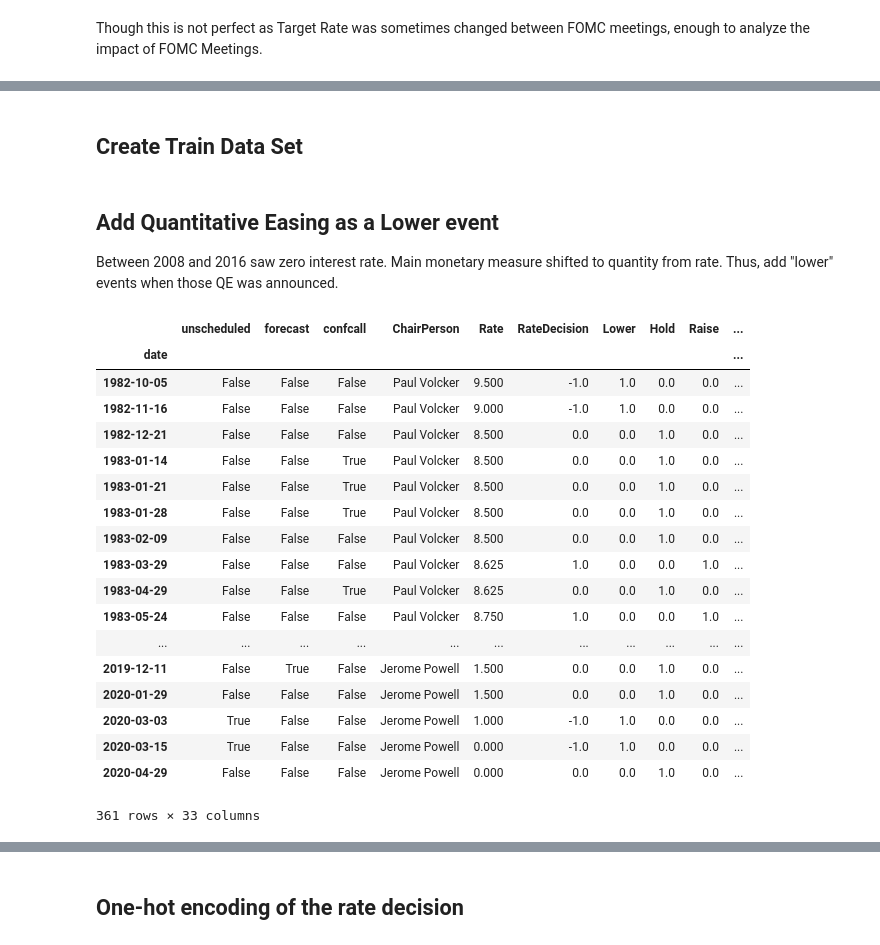
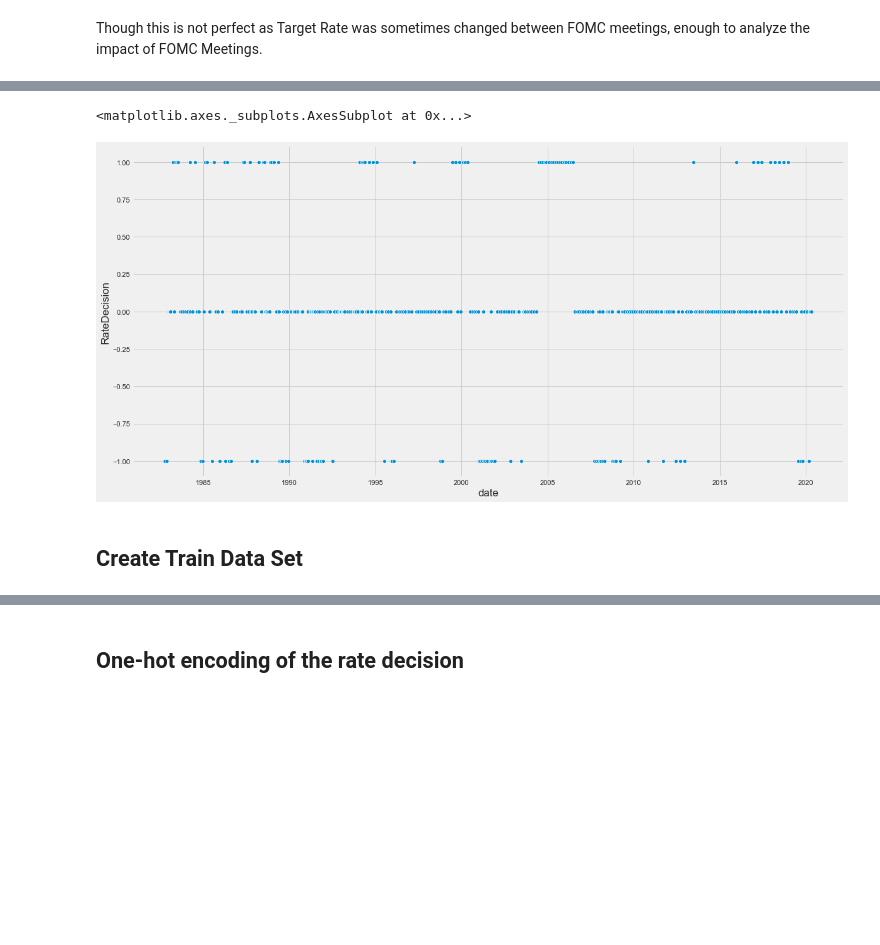
Before and after one commit to yukit-k/centralbank_analysis, a Jupyter notebook: src/2_FOMC_Analysis_Preprocess_NonText.ipynb, the cells around one changed output, grey strips where cells are left out. Saved outputs shown, nothing was run; the diff lists cells and outputs as text; code cells hidden in the pictures; blank space fills up the shorter version.

```diff
--- a/src/2_FOMC_Analysis_Preprocess_NonText.ipynb
+++ b/src/2_FOMC_Analysis_Preprocess_NonText.ipynb
@@ -758,0 +772,26 @@ Though this is not perfect as Target Rate was sometimes changed between FOMC mee
+# %%
+# Add 2008-11-25 to fomc_calendar when QE was first announced but not in FOMC Calendar
+# Mark RateDecision = -1 (lower) even when rate is not changed but additional quantitative measures were announced
+
+# QE1 Announced
+rec_20081125 = pd.Series([True, False, False, 'Ben Bernanke', 0, -1], index=['unscheduled', 'forecast', 'confcall', 'ChairPerson', 'Rate', 'RateDecision'], name=dt.datetime.strptime('2008-11-25', '%Y-%m-%d'))
+
+if fomc_calendar.loc[fomc_calendar.index == dt.datetime.strptime('2008-11-25', '%Y-%m-%d')].shape[0] == 0:
+    fomc_calendar = fomc_calendar.append(rec_20081125)
+
+# Make the other timings of QE Expansion lowering events
+fomc_calendar.loc[fomc_calendar.index == dt.datetime(2009,3,18), 'RateDecision'] = -1 # QE1 Expanded
+fomc_calendar.loc[fomc_calendar.index == dt.datetime(2010,11,3), 'RateDecision'] = -1 # QE2 Announced
+fomc_calendar.loc[fomc_calendar.index == dt.datetime(2011,9,21), 'RateDecision'] = -1 # Operation Twist Announced
+fomc_calendar.loc[fomc_calendar.index == dt.datetime(2012,6,20), 'RateDecision'] = -1 # Operation Twist Extended
+fomc_calendar.loc[fomc_calendar.index == dt.datetime(2012,9,13), 'RateDecision'] = -1 # QE3 Announced
+fomc_calendar.loc[fomc_calendar.index == dt.datetime(2012,12,12), 'RateDecision'] = -1 # QE3 Expanded
+
+# It was announced QE ends - regard this as hike
+fomc_calendar.loc[fomc_calendar.index == dt.datetime(2013,6,19), 'RateDecision'] = 1 # Tapering Announced
+#fomc_calendar.loc['2013-12-18', 'RateDecision'] = 1 # Tapering Begins
+#fomc_calendar.loc['2014-10-29', 'RateDecision'] = 1 # QE3 Terminated
+#fomc_calendar.loc['2017-06-14', 'RateDecision'] = 1 # Signaled Balance Sheet Normalization
+#fomc_calendar.loc['2017-09-20', 'RateDecision'] = 1 # Stated Balance Sheet Normalization Begins in Oct
+fomc_calendar.sort_index(ascending=True, inplace=True)
+fomc_calendar
@@ -759,3 +818,8 @@ Though this is not perfect as Target Rate was sometimes changed between FOMC mee
+# %%
+sns.scatterplot(x=fomc_calendar.index, y=fomc_calendar['RateDecision'].apply(lambda x: float(x)))
+# %% [output]
+<matplotlib.axes._subplots.AxesSubplot at 0x...>
+[figure, added]
 # %% [markdown]
 ## Create Train Data Set
 # %%
@@ -764,48 +828,0 @@ train_data = fomc_calendar.copy()
-# %% [markdown]
-## Add Quantitative Easing as a Lower event
-Between 2008 and 2016 saw zero interest rate. Main monetary measure shifted to quantity from rate. Thus, add "lower" events when those QE was announced.
-# %%
-# Add 2008-11-25 to fomc_calendar when QE was first announced but not in FOMC Calendar
-if fomc_calendar.loc[fomc_calendar.index.values == dt.datetime.strptime('2008-11-25', '%Y-%m-%d')].shape[0] == 0:
-    fomc_calendar = fomc_calendar.append(pd.Series([True, False, False, 'Ben Bernanke'], index=['unscheduled', 'forecast', 'confcall', 'ChairPerson'], name=dt.datetime.strptime('2008-11-25', '%Y-%m-%d')))
-
-# Mark RateDecision = -1 (lower) even when rate is not changed but additional quantitative measures were announced
-if train_data.loc[train_data.index.values == dt.datetime.strptime('2008-11-25', '%Y-%m-%d')].shape[0] == 0:
-    train_data = train_data.append(pd.Series([True, False, False, -1, 0.25], index=['unscheduled', 'forecast', 'confcall', 'RateDecision', 'Rate'], name=dt.datetime.strptime('2008-11-25', '%Y-%m-%d'))) # QE1 Announced
-
-# Make the other timings of QE Expansion lowering events
-train_data.loc[train_data.index == dt.datetime(2009,3,18), 'RateDecision'] = -1 # QE1 Expanded
-train_data.loc[train_data.index == dt.datetime(2010,11,3), 'RateDecision'] = -1 # QE2 Announced
-train_data.loc[train_data.index == dt.datetime(2011,9,21), 'RateDecision'] = -1 # Operation Twist Announced
-train_data.loc[train_data.index == dt.datetime(2012,6,20), 'RateDecision'] = -1 # Operation Twist Extended
-train_data.loc[train_data.index == dt.datetime(2012,9,13), 'RateDecision'] = -1 # QE3 Announced
-train_data.loc[train_data.index == dt.datetime(2012,12,12), 'RateDecision'] = -1 # QE3 Expanded
-
-# It was announced QE ends - regard this as hike
-train_data.loc[train_data.index == dt.datetime(2013,6,19), 'RateDecision'] = 1 # Tapering Announced
-#fomc_calendar.loc['2013-12-18', 'RateDecision'] = 1 # Tapering Begins
-#fomc_calendar.loc['2014-10-29', 'RateDecision'] = 1 # QE3 Terminated
-#fomc_calendar.loc['2017-06-14', 'RateDecision'] = 1 # Signaled Balance Sheet Normalization
-#fomc_calendar.loc['2017-09-20', 'RateDecision'] = 1 # Stated Balance Sheet Normalization Begins in Oct
-train_data.sort_index(ascending=True, inplace=True)
-train_data
-# %% [output]
-|  | unscheduled | forecast | confcall | ChairPerson | Rate | RateDecision | Lower | Hold | Raise | ... |
-| date |  |  |  |  |  |  |  |  |  | ... |
-| 1982-10-05 | False | False | False | Paul Volcker | 9.500 | -1.0 | 1.0 | 0.0 | 0.0 | ... |
-| 1982-11-16 | False | False | False | Paul Volcker | 9.000 | -1.0 | 1.0 | 0.0 | 0.0 | ... |
-| 1982-12-21 | False | False | False | Paul Volcker | 8.500 | 0.0 | 0.0 | 1.0 | 0.0 | ... |
-| 1983-01-14 | False | False | True | Paul Volcker | 8.500 | 0.0 | 0.0 | 1.0 | 0.0 | ... |
-| 1983-01-21 | False | False | True | Paul Volcker | 8.500 | 0.0 | 0.0 | 1.0 | 0.0 | ... |
-| 1983-01-28 | False | False | True | Paul Volcker | 8.500 | 0.0 | 0.0 | 1.0 | 0.0 | ... |
-| 1983-02-09 | False | False | False | Paul Volcker | 8.500 | 0.0 | 0.0 | 1.0 | 0.0 | ... |
-| 1983-03-29 | False | False | False | Paul Volcker | 8.625 | 1.0 | 0.0 | 0.0 | 1.0 | ... |
-| 1983-04-29 | False | False | True | Paul Volcker | 8.625 | 0.0 | 0.0 | 1.0 | 0.0 | ... |
-| 1983-05-24 | False | False | False | Paul Volcker | 8.750 | 1.0 | 0.0 | 0.0 | 1.0 | ... |
-| ... | ... | ... | ... | ... | ... | ... | ... | ... | ... | ... |
-| 2019-12-11 | False | True | False | Jerome Powell | 1.500 | 0.0 | 0.0 | 1.0 | 0.0 | ... |
-| 2020-01-29 | False | False | False | Jerome Powell | 1.500 | 0.0 | 0.0 | 1.0 | 0.0 | ... |
-| 2020-03-03 | True | False | False | Jerome Powell | 1.000 | -1.0 | 1.0 | 0.0 | 0.0 | ... |
-| 2020-03-15 | True | False | False | Jerome Powell | 0.000 | -1.0 | 1.0 | 0.0 | 0.0 | ... |
-| 2020-04-29 | False | False | False | Jerome Powell | 0.000 | 0.0 | 0.0 | 1.0 | 0.0 | ... |
-361 rows × 33 columns
```
Also changed, not shown: parts of 11 cells of this notebook.
